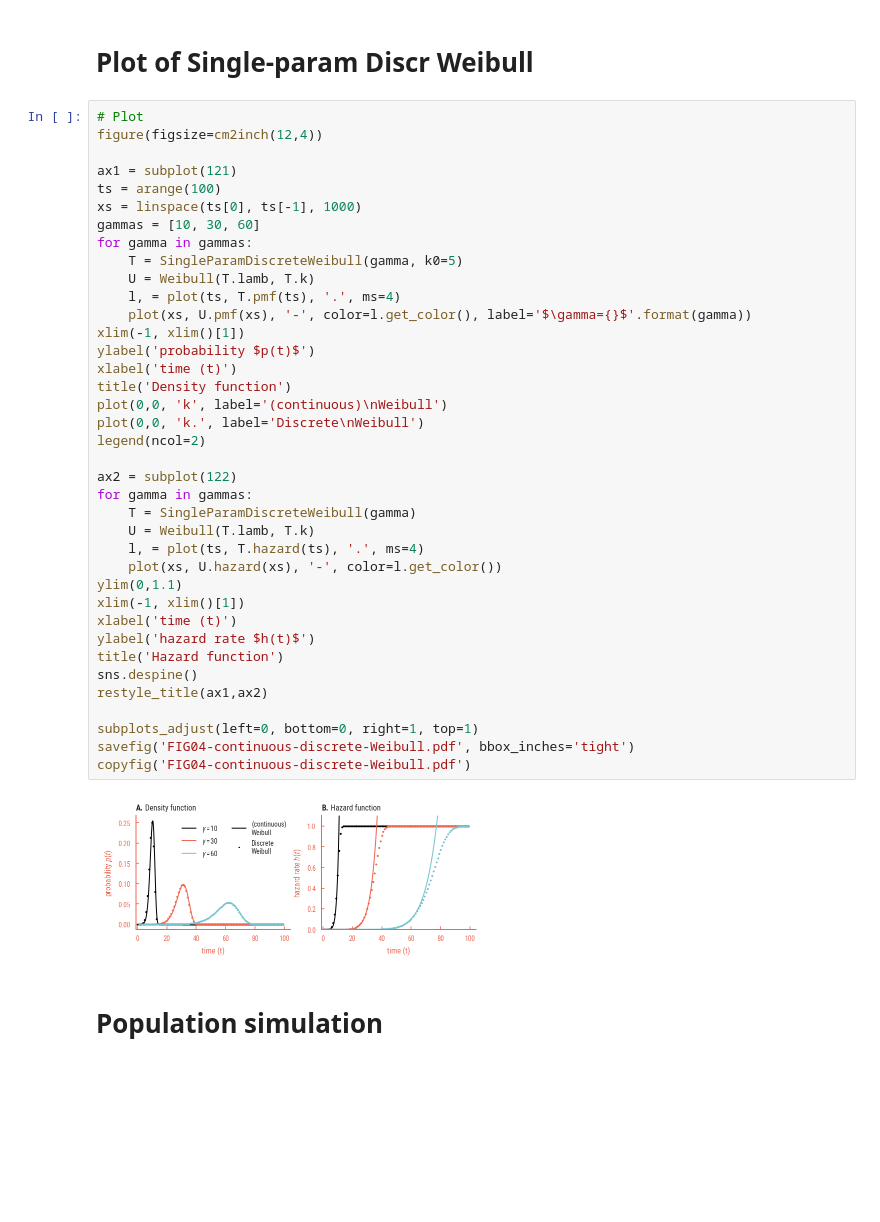
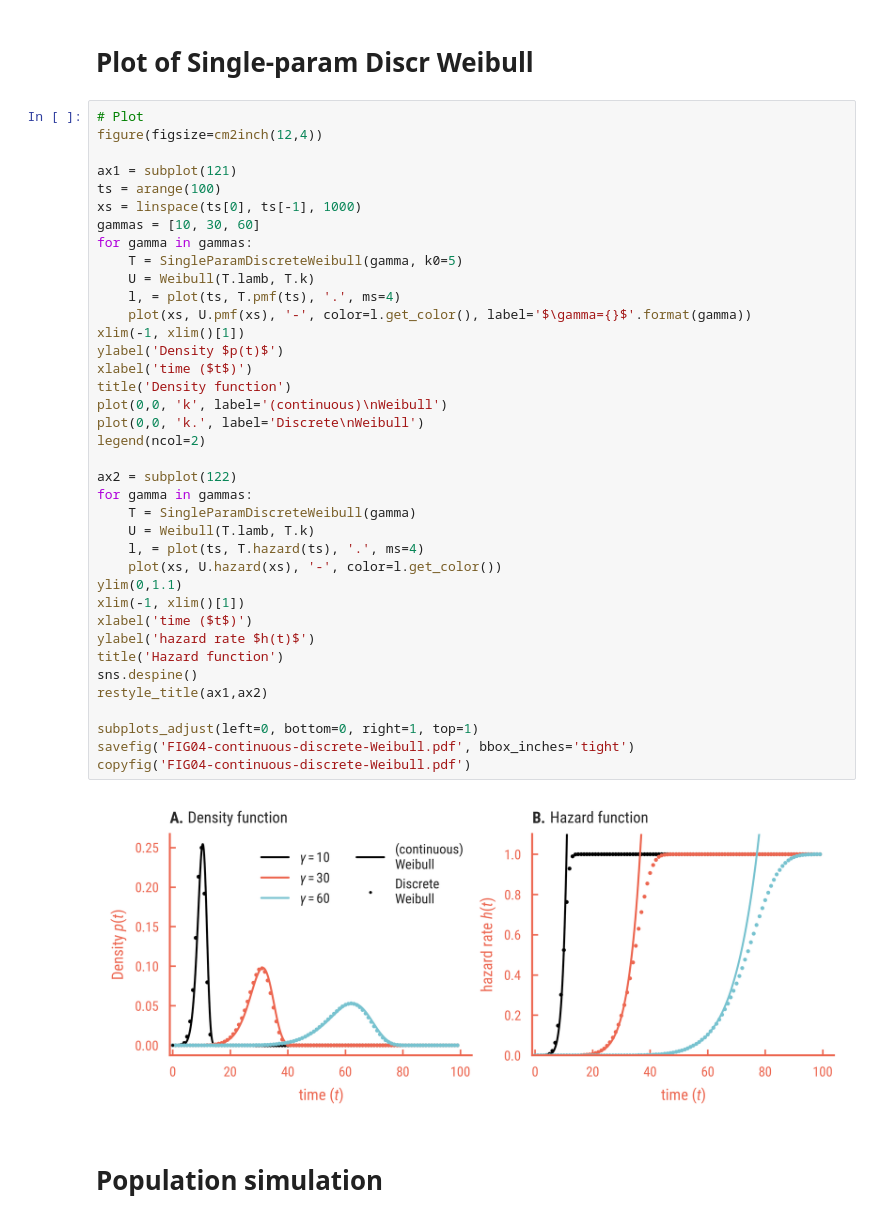
Before and after one commit to bacor/thesis, a Jupyter notebook: figures/FIG04-Weibull/FIG04 - Weibull.ipynb, the cells around one changed output. Drawn from its saved outputs; the diff is of its cells as text; blank space fills up the shorter version.

```diff
--- a/figures/FIG04-Weibull/FIG04 - Weibull.ipynb
+++ b/figures/FIG04-Weibull/FIG04 - Weibull.ipynb
@@ -73,37 +71,37 @@ ts = arange(100)
 xs = linspace(ts[0], ts[-1], 1000)
 gammas = [10, 30, 60]
 for gamma in gammas:
     T = SingleParamDiscreteWeibull(gamma, k0=5)
     U = Weibull(T.lamb, T.k)
     l, = plot(ts, T.pmf(ts), '.', ms=4)
     plot(xs, U.pmf(xs), '-', color=l.get_color(), label='$\gamma={}$'.format(gamma))
 xlim(-1, xlim()[1])
-ylabel('probability $p(t)$')
-xlabel('time (t)')
+ylabel('Density $p(t)$')
+xlabel('time ($t$)')
 title('Density function')
 plot(0,0, 'k', label='(continuous)\nWeibull')
 plot(0,0, 'k.', label='Discrete\nWeibull')
 legend(ncol=2)
 
 ax2 = subplot(122)
 for gamma in gammas:
     T = SingleParamDiscreteWeibull(gamma)
     U = Weibull(T.lamb, T.k)
     l, = plot(ts, T.hazard(ts), '.', ms=4)
     plot(xs, U.hazard(xs), '-', color=l.get_color())
 ylim(0,1.1)
 xlim(-1, xlim()[1])
-xlabel('time (t)')
+xlabel('time ($t$)')
 ylabel('hazard rate $h(t)$')
 title('Hazard function')
 sns.despine()
 restyle_title(ax1,ax2)
 
 subplots_adjust(left=0, bottom=0, right=1, top=1)
 savefig('FIG04-continuous-discrete-Weibull.pdf', bbox_inches='tight')
 copyfig('FIG04-continuous-discrete-Weibull.pdf')
 # %% [output]
-[figure, old version]
+[figure, new version]
 # %% [markdown]
 # Population simulation
 # %% [markdown]
```
Also changed, not shown: parts of 6 cells of this notebook, 34 other files.
